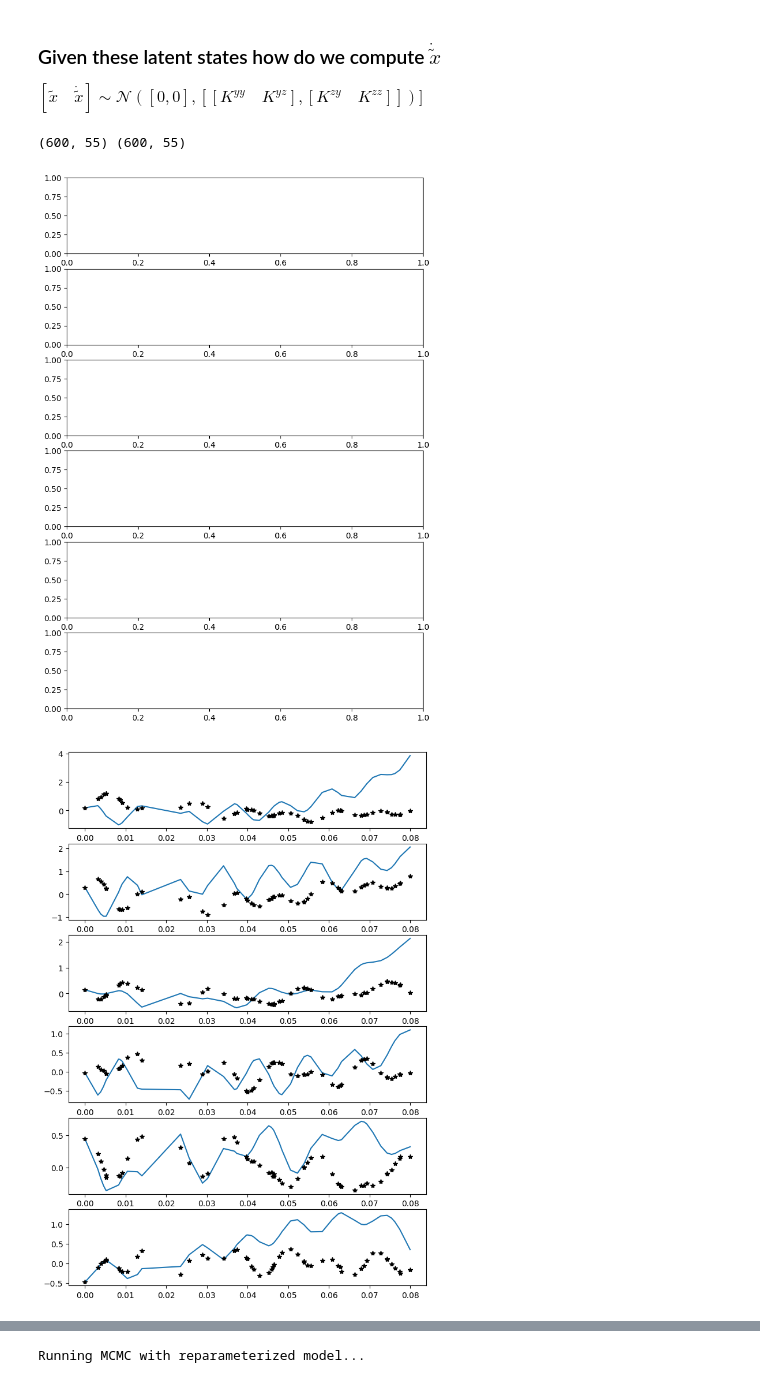
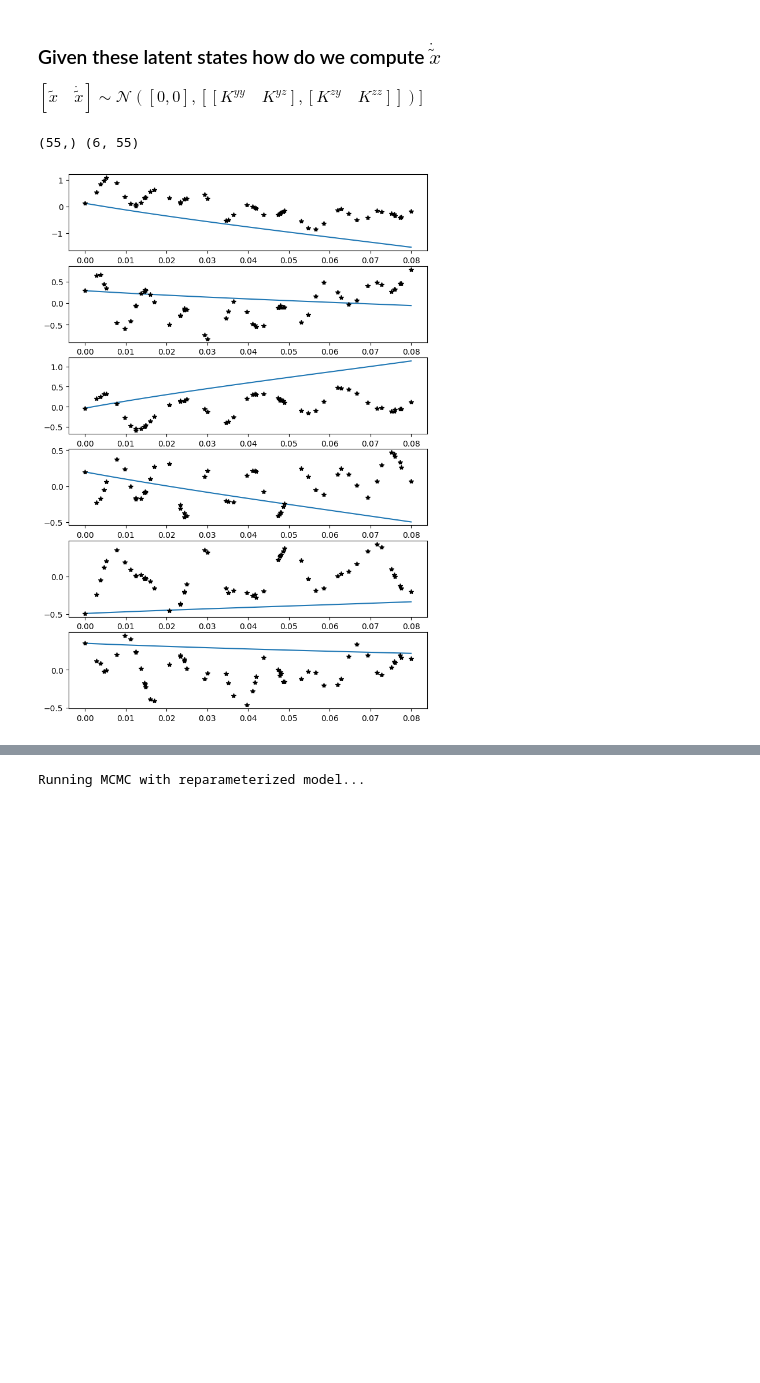
Before and after one commit to Anthony50102/probabilistic_rom_inference, a Jupyter notebook: experiments/euler/02_full_bayesian.ipynb, the cells around one changed output, grey strips where cells are left out. Saved outputs shown, nothing was run; the diff lists cells and outputs as text; code cells hidden in the pictures; blank space fills up the shorter version.

```diff
--- a/experiments/euler/02_full_bayesian.ipynb
+++ b/experiments/euler/02_full_bayesian.ipynb
@@ -459,39 +468,41 @@ rom = opinf.ROM(
     basis=basis,
     ddt_estimator=opinf.ddt.NonuniformFiniteDifferencer(time_domain_sampled),
     # model=opinf.models.ContinuousModel(
     #     operators="cAH",
     #     solver=opinf.lstsq.L2Solver(regularizer=1e-4),
     model=JaxCompatibleModel(
         operators='cAH',
-        solver=opinf.lstsq.L2Solver(regularizer=1e-2),
+        solver=opinf.lstsq.L2Solver(regularizer=5e1),
     )
 ).fit(states=snapshots_sampled)
 
 # Solve the ROM over a specified time domain. Make sure it's stable!
 Q_rom = rom.predict(snapshots_sampled[:, 0], time_domain)
 
-loaded_operator = np.load("operator.npy")
-rom.model._extract_operators(loaded_operator)
+# loaded_operator = np.load("operator.npy")
+loaded_operator = rom.model.operator_matrix
+# rom.model._extract_operators(loaded_operator)
 
 # Plot predictions within training time domains
 deter_pred = rom.model.predict(
     state0=snapshots_compressed[:, 0],
     t=time_domain_sampled,
 )
 deter_sol = rom.model.predict_result_
+
+print(deter_sol.t.shape, deter_sol.y.shape)
 
 
 fig, ax = plt.subplots(numPODmodes,1, figsize = (8, 12))
 
 for i in range(numPODmodes):
     ax[i].plot(deter_sol.t, deter_sol.y[i])
     ax[i].plot(time_domain_sampled, snapshots_compressed[i], 'k*')
 
 plt.show()
 # %% [output]
-(600, 55) (600, 55)
+(55,) (6, 55)
-[figure, old version]
+[figure, new version]
-[figure, removed]
 # %%
 Xs_means = np.stack(
     [gp_samples[f'Xi{i}'].mean(axis=0) for i in range(numPODmodes)],
```
Also changed, not shown: parts of 12 cells of this notebook, 3 other files.
